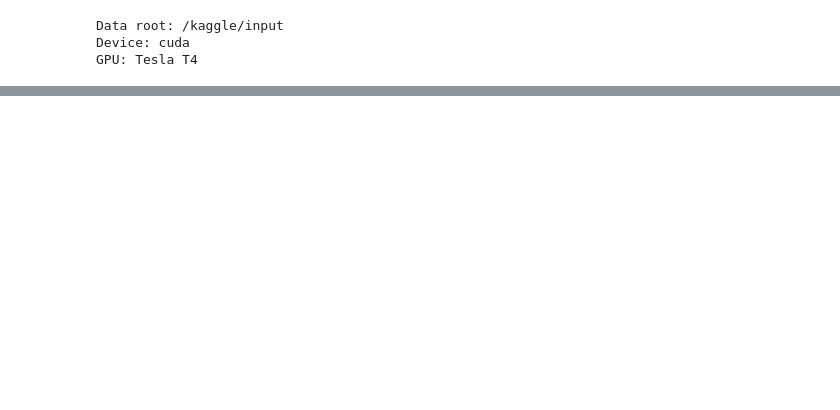
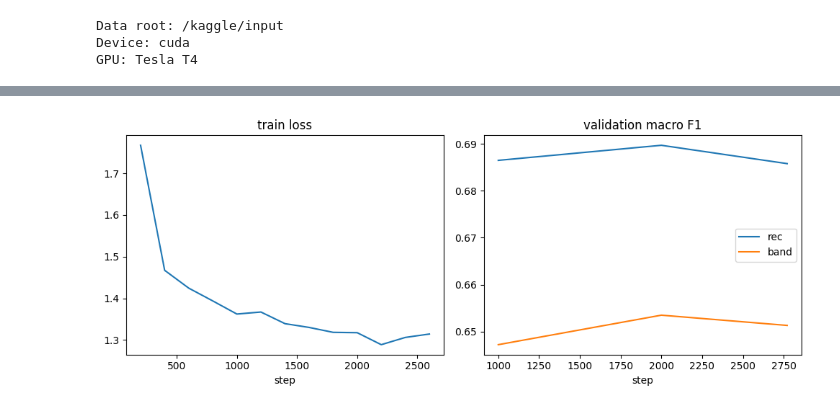
Before and after one commit to NazaninNosrati/Intelligent-Analysis-of-Digikala-Reviews, a Jupyter notebook: notebooks/03-transfer-learning-finetuning.ipynb, the cells around one changed output, grey strips where cells are left out. Saved outputs shown, nothing was run; the diff lists cells and outputs as text; code cells hidden in the pictures; blank space fills up the shorter version.

```diff
--- a/notebooks/03-transfer-learning-finetuning.ipynb
+++ b/notebooks/03-transfer-learning-finetuning.ipynb
@@ -47,3 +43,25 @@ else:
 Data root: /kaggle/input
 Device: cuda
 GPU: Tesla T4
+# %%
+from pathlib import Path
+import pandas as pd
+
+all_csvs = list(Path("/kaggle/input").rglob("*.csv"))
+file_map = {f.name: f for f in all_csvs}
+
+print(f"Found files: {list(file_map.keys())}")
+
+def load(name):
+    if name not in file_map:
+        raise FileNotFoundError(f"{name} not found! Available: {list(file_map.keys())}")
+    return pd.read_csv(file_map[name], dtype=str, keep_default_na=False, na_values=[""])
+
+train = load("train_sub.csv")
+val = load("val_sub.csv")
+test = load("test.csv")
+
+print(f"\nLoaded successfully:")
+print(f"Train: {len(train):,} rows")
+print(f"Val:   {len(val):,} rows")
+print(f"Test:  {len(test):,} rows")
@@ -123,6 +124,0 @@ FileNotFoundError: [Errno 2] No such file or directory: '/kaggle/input/train_sub
-# %%
-import os
-for root, dirs, files in os.walk("/kaggle/input"):
-    for f in files:
-        if f.endswith(".csv"):
-            print(os.path.join(root, f))
@@ -128,0 +301,15 @@ for root, dirs, files in os.walk("/kaggle/input"):
+# %%
+fig, ax = plt.subplots(1, 2, figsize=(10, 4))
+ax[0].plot(hist["step"], hist["train_loss"])
+ax[0].set_title("train loss")
+ax[0].set_xlabel("step")
+ax[1].plot(hist["val_step"], hist["val_f1_rec"], label="rec")
+ax[1].plot(hist["val_step"], hist["val_f1_band"], label="band")
+ax[1].set_title("validation macro F1")
+ax[1].set_xlabel("step")
+ax[1].legend()
+plt.tight_layout()
+plt.savefig(OUT / "fig_transformer_curves.png", dpi=150)
+plt.show()
+# %% [output]
+[figure, added]
```
Also changed, not shown: parts of 7 cells of this notebook, 3 other files.
